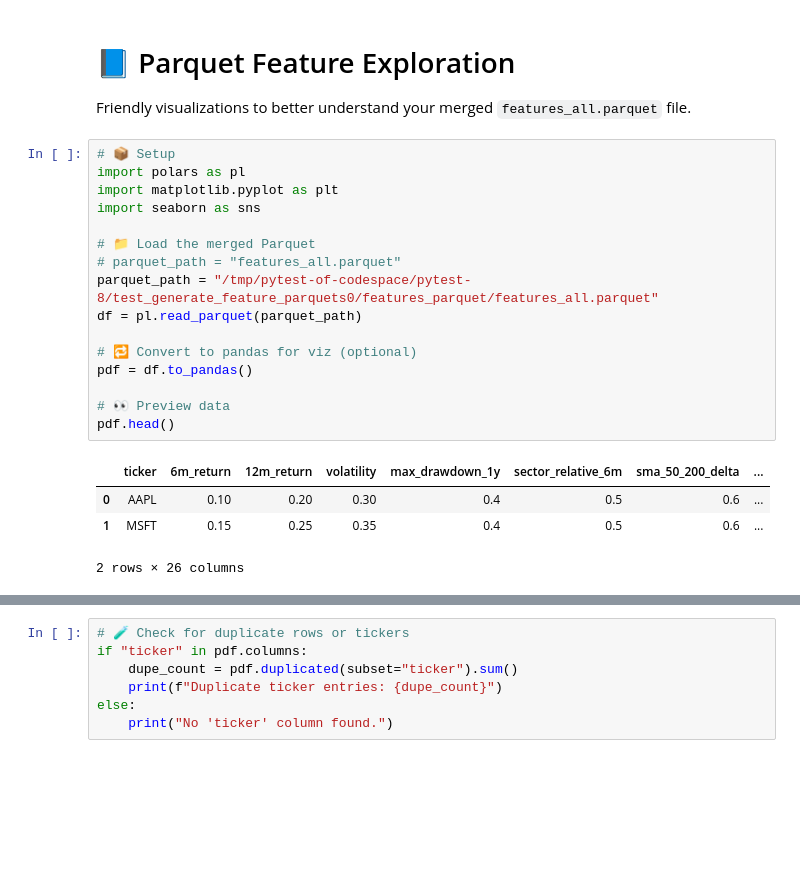
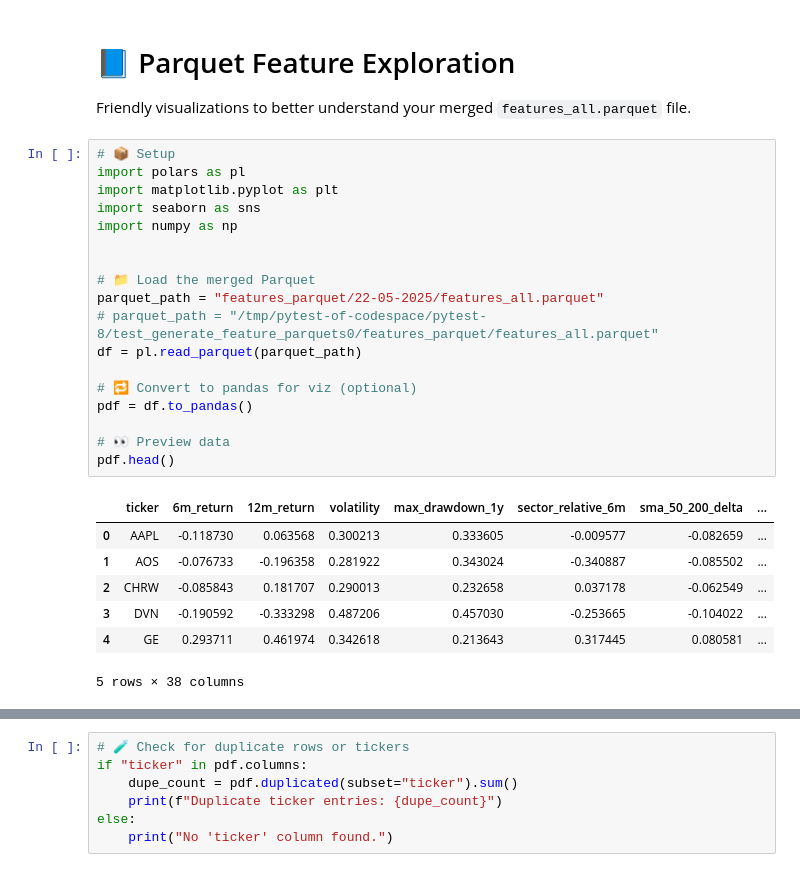
Before and after one commit to IMGitH/dvmax, a Jupyter notebook: explore_parquet.ipynb, the cells around one changed output, grey strips where cells are left out. Saved outputs shown, nothing was run; the diff lists cells and outputs as text; blank space fills up the shorter version.

```diff
--- a/explore_parquet.ipynb
+++ b/explore_parquet.ipynb
@@ -4,22 +4,27 @@ Friendly visualizations to better understand your merged `features_all.parquet`
 # %%
 # 📦 Setup
 import polars as pl
 import matplotlib.pyplot as plt
 import seaborn as sns
+import numpy as np
+
 
 # 📁 Load the merged Parquet
-# parquet_path = "features_all.parquet"
-parquet_path = "/tmp/pytest-of-codespace/pytest-8/test_generate_feature_parquets0/features_parquet/features_all.parquet"
+parquet_path = "features_parquet/22-05-2025/features_all.parquet"
+# parquet_path = "/tmp/pytest-of-codespace/pytest-8/test_generate_feature_parquets0/features_parquet/features_all.parquet"
 df = pl.read_parquet(parquet_path)
 
 # 🔁 Convert to pandas for viz (optional)
 pdf = df.to_pandas()
 
 # 👀 Preview data
 pdf.head()
 # %% [output]
 |  | ticker | 6m_return | 12m_return | volatility | max_drawdown_1y | sector_relative_6m | sma_50_200_delta | ... |
-| 0 | AAPL | 0.10 | 0.20 | 0.30 | 0.4 | 0.5 | 0.6 | ... |
-| 1 | MSFT | 0.15 | 0.25 | 0.35 | 0.4 | 0.5 | 0.6 | ... |
+| 0 | AAPL | -0.118730 | 0.063568 | 0.300213 | 0.333605 | -0.009577 | -0.082659 | ... |
+| 1 | AOS | -0.076733 | -0.196358 | 0.281922 | 0.343024 | -0.340887 | -0.085502 | ... |
+| 2 | CHRW | -0.085843 | 0.181707 | 0.290013 | 0.232658 | 0.037178 | -0.062549 | ... |
+| 3 | DVN | -0.190592 | -0.333298 | 0.487206 | 0.457030 | -0.253665 | -0.104022 | ... |
+| 4 | GE | 0.293711 | 0.461974 | 0.342618 | 0.213643 | 0.317445 | 0.080581 | ... |
-2 rows × 26 columns
+5 rows × 38 columns
 # %%
```
Also changed, not shown: parts of 8 cells of this notebook.
